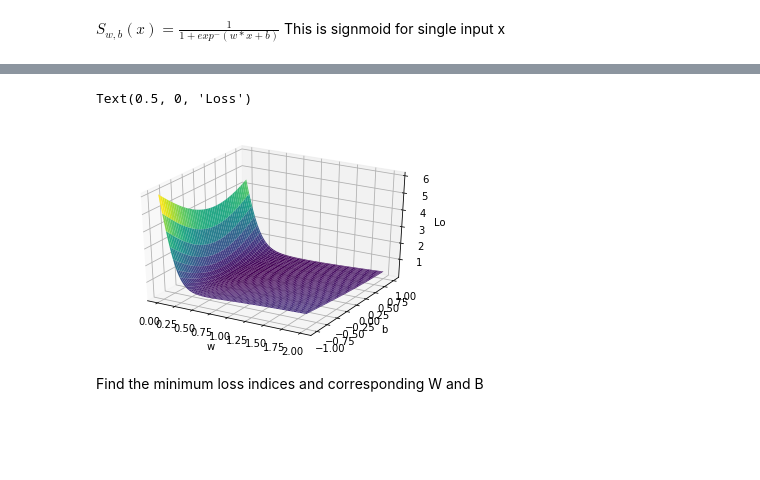
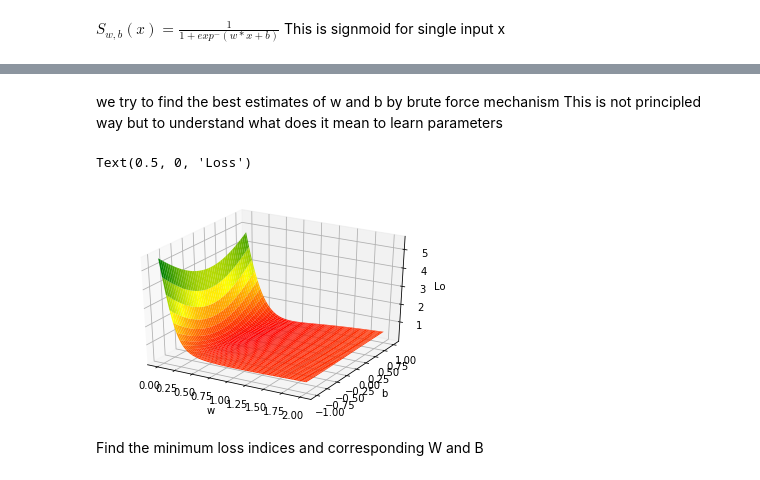
Before and after one commit to aborundiya/NeuralNetwork, a Jupyter notebook: gradientDescent.ipynb, the cells around one changed output, grey strips where cells are left out. Saved outputs shown, nothing was run; the diff lists cells and outputs as text; code cells hidden in the pictures; blank space fills up the shorter version.

```diff
--- a/gradientDescent.ipynb
+++ b/gradientDescent.ipynb
@@ -39,0 +55,2 @@ XX1, XX2 = np.meshgrid(X1, X2)
+# %%
+my_cmap = matplotlib.colors.LinearSegmentedColormap.from_list("", ["red","yellow","green"])
@@ -75,6 +92,9 @@ def calculate_loss(X,Y,w_est,b_est):
   for x,y in zip(X,Y):
     loss += (y - sigmoid(w_est,b_est,x))**2
   return loss
+# %% [markdown]
+we try to find the best estimates of w and b by brute force mechanism
+This is not principled way but to understand what does it mean to learn parameters
 # %%
 W = np.linspace(0,2,100)
 B = np.linspace(-1,1,100)
@@ -86,14 +107,14 @@ for i in range(WW.shape[0]):
 # %%
 fig = plt.figure()
 ax = plt.axes(projection = '3d')
-ax.plot_surface(WW,BB,Loss, cmap ='viridis')
+ax.plot_surface(WW,BB,Loss, cmap =my_cmap)
 ax.set_xlabel('w')
 ax.set_ylabel('b')
 ax.set_zlabel('Loss')
 #ax.view_init(30,270)
 # %% [output]
 Text(0.5, 0, 'Loss')
-[figure, old version]
+[figure, new version]
 # %% [markdown]
 Find the minimum loss indices and corresponding W and B
 # %%
```
Also changed, not shown: parts of 32 cells of this notebook.
